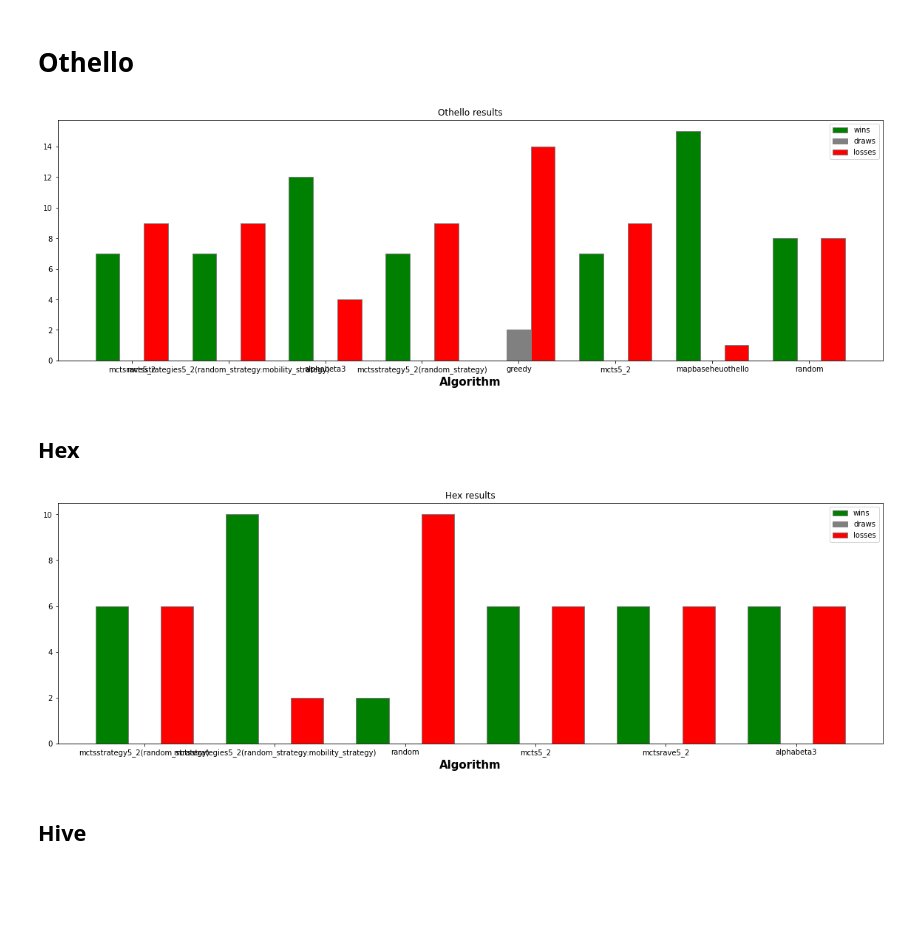
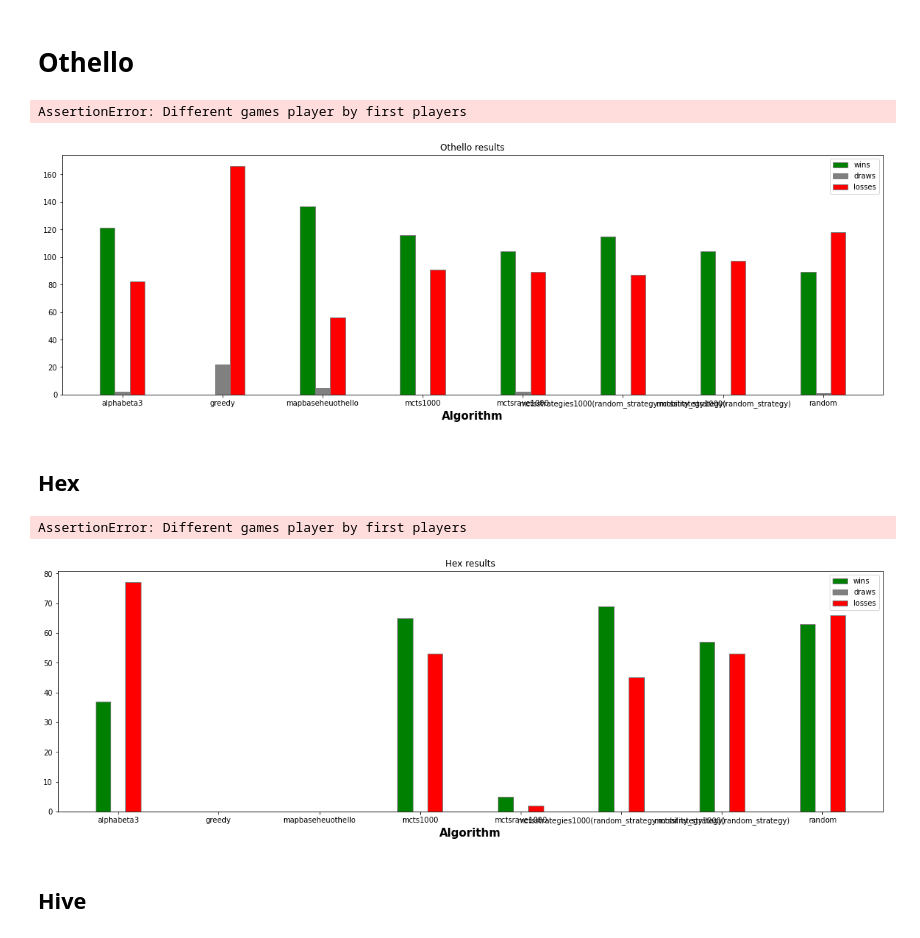
Before and after one commit to Walczi123/Enriching-the-Monte-Carlo-Tree-Search-Algorithm, a Jupyter notebook: results_processing/statistics_v2.ipynb, the cells around one changed output. Cells and saved outputs as stored; diff of their text form; code cells hidden in the pictures; blank space fills up the shorter version.

```diff
--- a/results_processing/statistics_v2.ipynb
+++ b/results_processing/statistics_v2.ipynb
@@ -8,7 +8,8 @@ import numpy as np
 import os
 # %%
 SEPARATHOR = ','
-FILE_PATH = '../tests/all_results.csv'
+# FILE_PATH = '../tests/all_results.csv'
+FILE_PATH = '../results.csv'
 # %%
 df = pd.read_csv(FILE_PATH, sep=SEPARATHOR)
 # %%
@@ -34,9 +61,12 @@ for player2 in df_othello["player2"].unique():
     assert n_games2 == len(df_othello.loc[(df_othello['player2'] == player2)]), 'Different games player by second players'
 
 assert n_games2 == n_games1, 'Different games player by players'
+# %% [output]
+AssertionError: Different games player by first players
 # %%
 othello_results_dict = dict()
-for player_name in df_othello["player1"].unique():
+players = np.unique(np.concatenate((df_othello["player1"].unique(), df_othello["player2"].unique())))
+for player_name in players:
     othello_results_dict[player_name] = [0,0,0]
 
 for key in othello_results_dict.keys():
@@ -51,7 +81,7 @@ for key in othello_results_dict.keys():
     othello_results_dict[key][2] += len(df_othello.loc[(df_othello['player2'] == key) & (df_othello['winner'] == 1)])
 # %%
 # set width of bar
-barWidth = 0.25
+barWidth = 0.15
 fig = plt.subplots(figsize =(20, 6))
 
 # set height of bar
@@ -82,4 +112,4 @@ plt.title("Othello results")
 plt.legend()
 plt.show()
 # %% [output]
-[figure, old version]
+[figure, new version]
@@ -99,9 +131,12 @@ for player2 in df_hex["player2"].unique():
     assert n_games2 == len(df_hex.loc[(df_hex['player2'] == player2)]), 'Different games player by second players'
 
 assert n_games2 == n_games1, 'Different games player by players'
+# %% [output]
+AssertionError: Different games player by first players
 # %%
 hex_results_dict = dict()
-for player_name in df_hex["player1"].unique():
+players = np.unique(np.concatenate((df_othello["player1"].unique(), df_othello["player2"].unique())))
+for player_name in players:
     hex_results_dict[player_name] = [0,0,0]
 
 for key in hex_results_dict.keys():
@@ -116,35 +151,35 @@ for key in hex_results_dict.keys():
     hex_results_dict[key][2] += len(df_hex.loc[(df_hex['player2'] == key) & (df_hex['winner'] == 1)])
 # %%
 # set width of bar
-barWidth = 0.25
+barWidth = 0.15
 fig = plt.subplots(figsize =(20, 6))
 
 # set height of bar
 wins = [v[0] for v in hex_results_dict.values()]
 draws = [v[1] for v in hex_results_dict.values()]
 losses = [v[2] for v in hex_results_dict.values()]
 
 names = hex_results_dict.keys()
 
 # Set position of bar on X axis
 br1 = np.arange(len(wins))
 br2 = [x + barWidth for x in br1]
 br3 = [x + barWidth for x in br2]
 
 # Make the plot
 plt.bar(br1, wins, color ='g', width = barWidth,
         edgecolor ='grey', label ='wins')
 plt.bar(br2, draws, color ='grey', width = barWidth,
         edgecolor ='grey', label ='draws')
 plt.bar(br3, losses, color ='r', width = barWidth,
         edgecolor ='grey', label ='losses')
 
 # Adding Xticks
 plt.xlabel('Algorithm', fontweight ='bold', fontsize = 15)
 plt.xticks([r + barWidth for r in range(len(wins))], names)
 plt.title("Hex results")
 
 plt.legend()
 plt.show()
 # %% [output]
-[figure, old version]
+[figure, new version]
```
Also changed, not shown: parts of 6 cells of this notebook, 1 other file.
